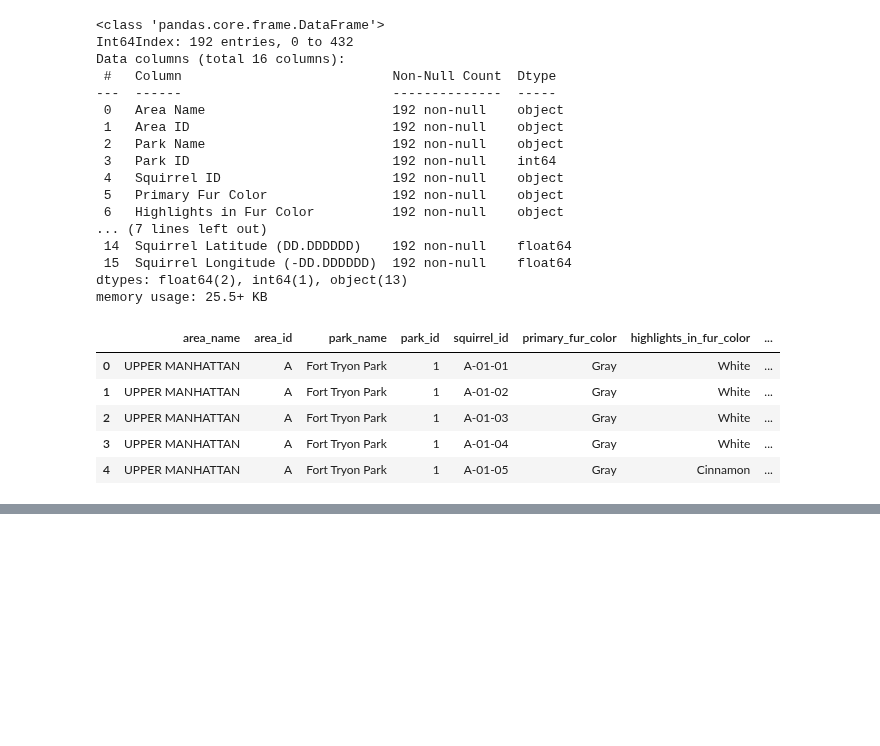
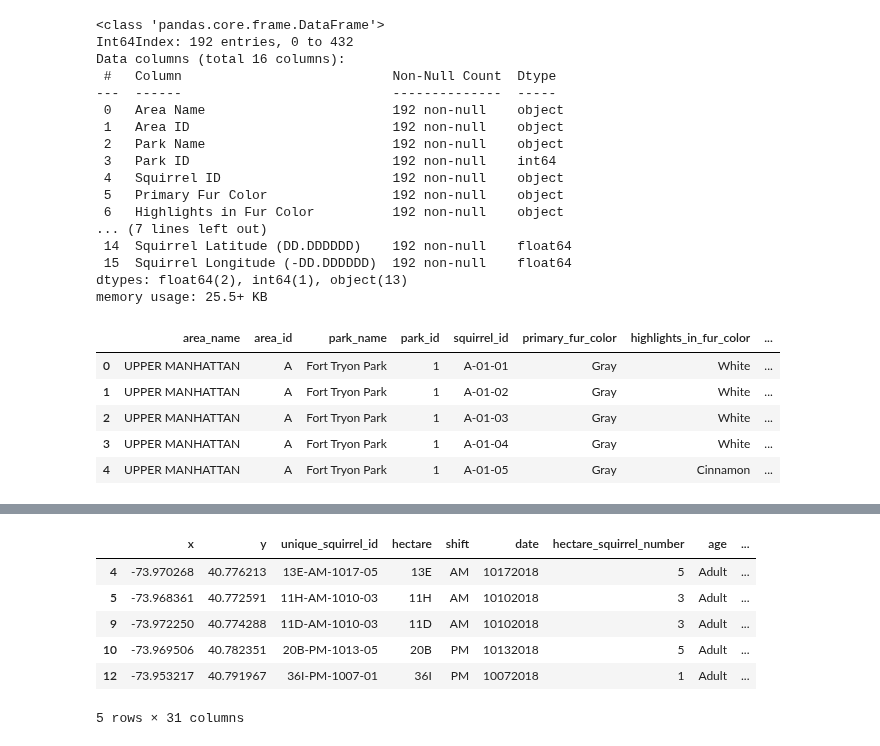
Before and after one commit to alyssahondrade/we-the-new-york-city-squirrels, a Jupyter notebook: squirrel_cleaning.ipynb, the cells around one changed output, grey strips where cells are left out. Saved outputs shown, nothing was run; the diff lists cells and outputs as text; code cells hidden in the pictures; blank space fills up the shorter version.

```diff
--- a/squirrel_cleaning.ipynb
+++ b/squirrel_cleaning.ipynb
@@ -127,0 +192,24 @@ s2020_nonull.head()
+# %%
+# Rename the columns
+cols_df = pd.DataFrame(s2018_nonull.columns, columns=["name"])
+
+# Define the regex pattern
+pattern = '\((.*?)\)' # \( and \) to escape brackets, *.? matches any character (non-newline) zero or more times
+
+new_columns = []
+for row in cols_df["name"]:
+    # Use underscore and cast to lowercase
+    new_columns.append(row.replace(" ", "_").lower())
+
+# Update the columns
+s2018_nonull.columns = new_columns
+
+s2018_nonull.head()
+# %% [output]
+|  | x | y | unique_squirrel_id | hectare | shift | date | hectare_squirrel_number | age | ... |
+| 4 | -73.970268 | 40.776213 | 13E-AM-1017-05 | 13E | AM | 10172018 | 5 | Adult | ... |
+| 5 | -73.968361 | 40.772591 | 11H-AM-1010-03 | 11H | AM | 10102018 | 3 | Adult | ... |
+| 9 | -73.972250 | 40.774288 | 11D-AM-1010-03 | 11D | AM | 10102018 | 3 | Adult | ... |
+| 10 | -73.969506 | 40.782351 | 20B-PM-1013-05 | 20B | PM | 10132018 | 5 | Adult | ... |
+| 12 | -73.953217 | 40.791967 | 36I-PM-1007-01 | 36I | PM | 10072018 | 1 | Adult | ... |
+5 rows × 31 columns
```
Also changed, not shown: parts of 5 cells of this notebook.
